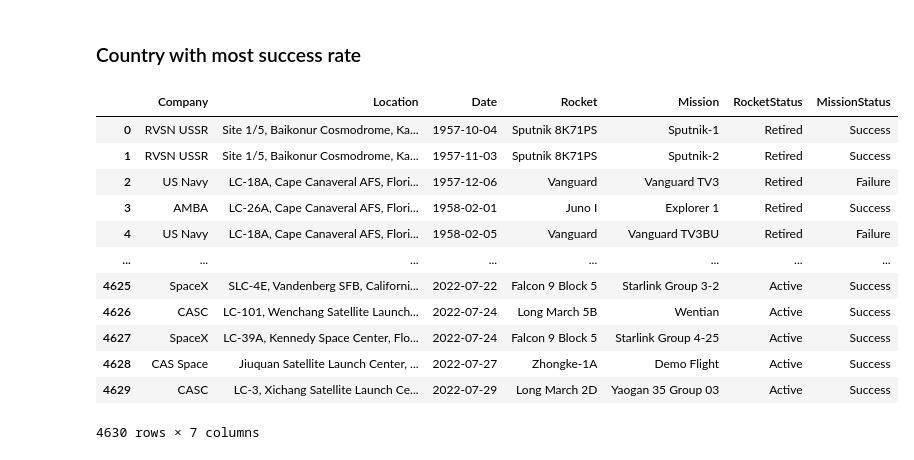
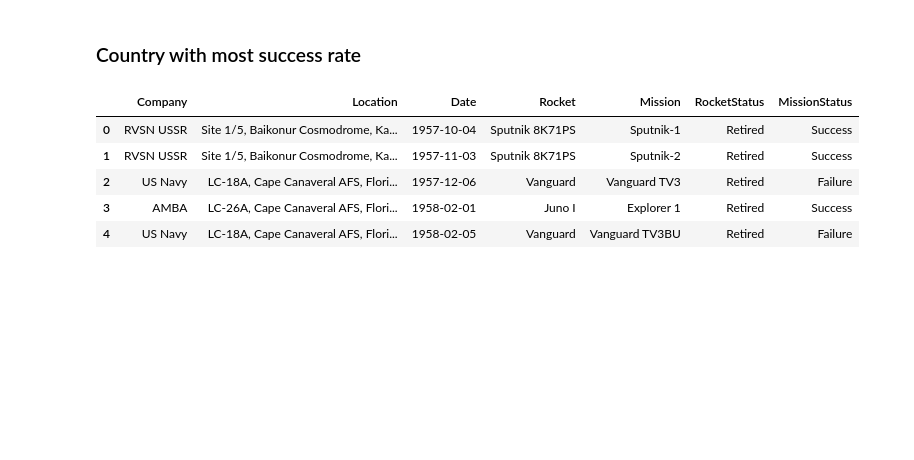
Before and after one commit to Jappreet-Singh/Jappreet-Singh, a Jupyter notebook: space-missions.ipynb, the cells around one changed output. Cells and saved outputs as stored; diff of their text form; code cells hidden in the pictures; blank space fills up the shorter version.

```diff
--- a/space-missions.ipynb
+++ b/space-missions.ipynb
@@ -219,18 +219,11 @@ sns.set_style('whitegrid')
 # %% [markdown]
 ### Country with most success rate
 # %%
-space_missions_df
+space_missions_df.head(5)
 # %% [output]
 |  | Company | Location | Date | Rocket | Mission | RocketStatus | MissionStatus |
 | 0 | RVSN USSR | Site 1/5, Baikonur Cosmodrome, Ka... | 1957-10-04 | Sputnik 8K71PS | Sputnik-1 | Retired | Success |
 | 1 | RVSN USSR | Site 1/5, Baikonur Cosmodrome, Ka... | 1957-11-03 | Sputnik 8K71PS | Sputnik-2 | Retired | Success |
 | 2 | US Navy | LC-18A, Cape Canaveral AFS, Flori... | 1957-12-06 | Vanguard | Vanguard TV3 | Retired | Failure |
 | 3 | AMBA | LC-26A, Cape Canaveral AFS, Flori... | 1958-02-01 | Juno I | Explorer 1 | Retired | Success |
 | 4 | US Navy | LC-18A, Cape Canaveral AFS, Flori... | 1958-02-05 | Vanguard | Vanguard TV3BU | Retired | Failure |
-| ... | ... | ... | ... | ... | ... | ... | ... |
-| 4625 | SpaceX | SLC-4E, Vandenberg SFB, Californi... | 2022-07-22 | Falcon 9 Block 5 | Starlink Group 3-2 | Active | Success |
-| 4626 | CASC | LC-101, Wenchang Satellite Launch... | 2022-07-24 | Long March 5B | Wentian | Active | Success |
-| 4627 | SpaceX | LC-39A, Kennedy Space Center, Flo... | 2022-07-24 | Falcon 9 Block 5 | Starlink Group 4-25 | Active | Success |
-| 4628 | CAS Space | Jiuquan Satellite Launch Center, ... | 2022-07-27 | Zhongke-1A | Demo Flight | Active | Success |
-| 4629 | CASC | LC-3, Xichang Satellite Launch Ce... | 2022-07-29 | Long March 2D | Yaogan 35 Group 03 | Active | Success |
-4630 rows × 7 columns
```
Also changed, not shown: parts of 12 cells of this notebook.
